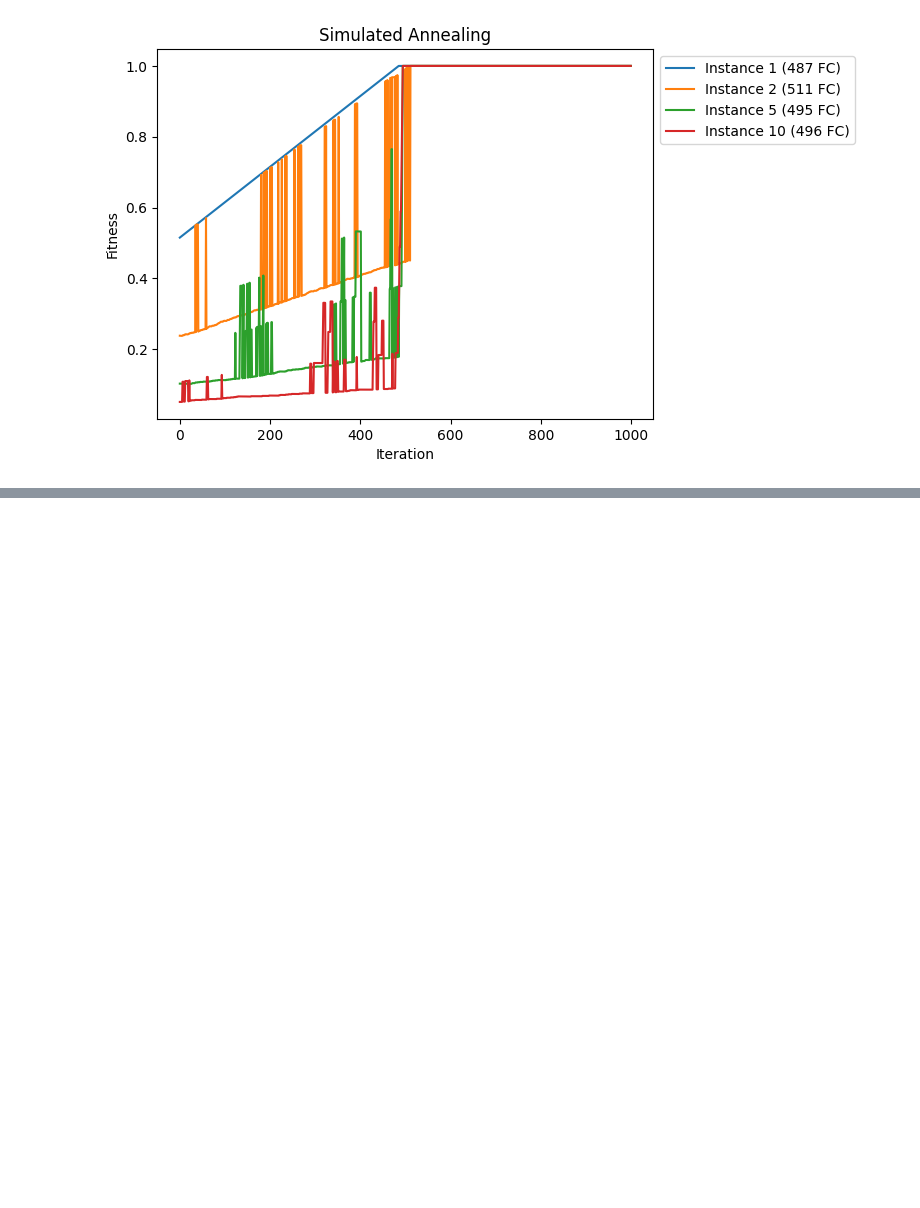
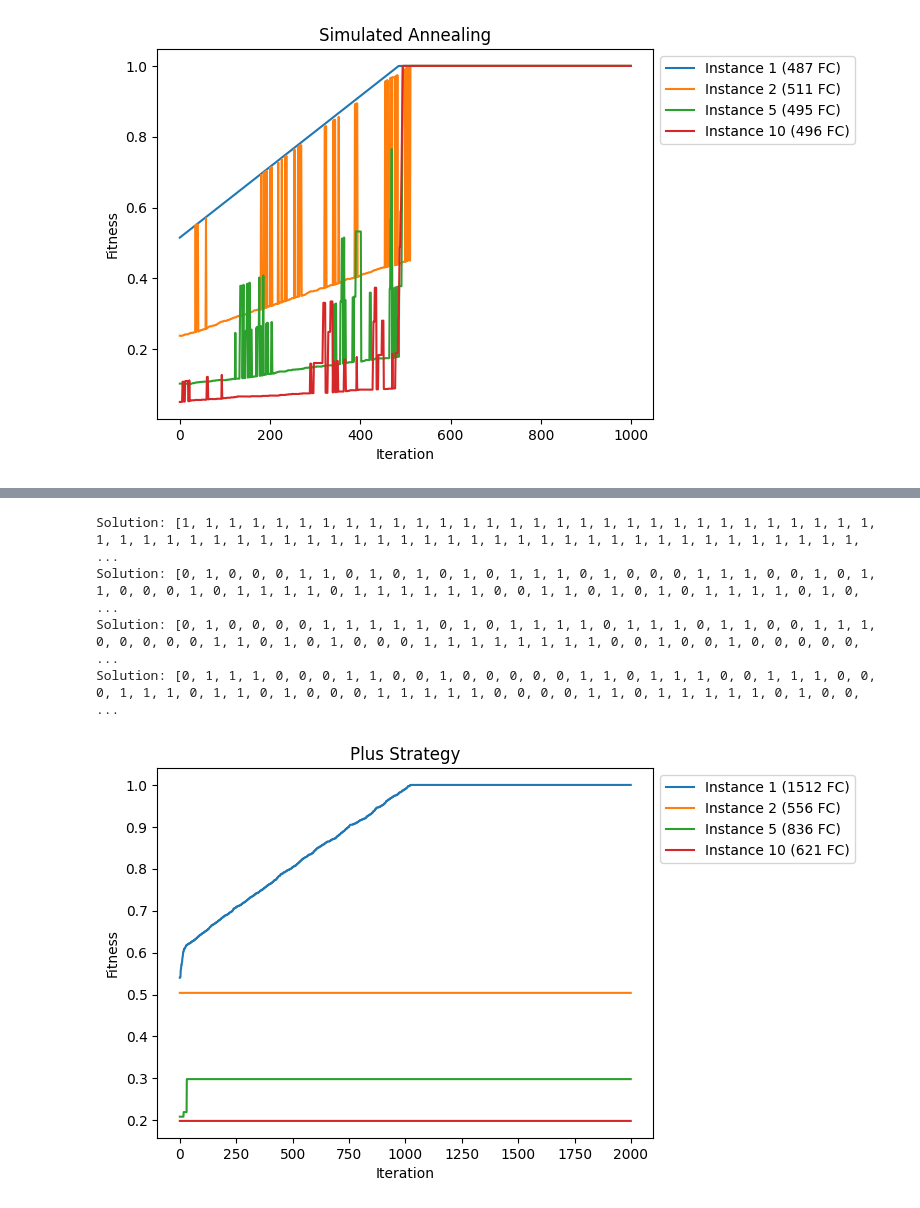
Before and after one commit to Guido-Pio-Natalizio/computational-intelligence, a Jupyter notebook: Lab 3 - Black Box Optimization/lab9.ipynb, the cells around one changed output, grey strips where cells are left out. Cells and saved outputs as stored; diff of their text form; code cells hidden in the pictures; blank space fills up the shorter version.

```diff
--- a/Lab 3 - Black Box Optimization/lab9.ipynb
+++ b/Lab 3 - Black Box Optimization/lab9.ipynb
@@ -263,0 +373,9 @@ Solution: [1, 0, 0, 1, 1, 1, 1, 1, 0, 1, 0, 1, 0, 0, 0, 1, 0, 0, 0, 1, 1, 1, 0,
+# %%
+tweak_func = tweak_2
+plot_plus((plus_es(lab9_lib.make_problem(1), tweak=tweak_func), 1), (plus_es(lab9_lib.make_problem(2), tweak=tweak_func), 2), (plus_es(lab9_lib.make_problem(5), tweak=tweak_func), 5), (plus_es(lab9_lib.make_problem(10), tweak=tweak_func), 10))
+# %% [output]
+Solution: [1, 1, 1, 1, 1, 1, 1, 1, 1, 1, 1, 1, 1, 1, 1, 1, 1, 1, 1, 1, 1, 1, 1, 1, 1, 1, 1, 1, 1, 1, 1, 1, 1, 1, 1, 1, 1, 1, 1, 1, 1, 1, 1, 1, 1, 1, 1, 1, 1, 1, 1, 1, 1, 1, 1, 1, 1, 1, 1, 1, 1, 1, 1,  ...
+Solution: [0, 1, 0, 0, 0, 1, 1, 0, 1, 0, 1, 0, 1, 0, 1, 1, 1, 0, 1, 0, 0, 0, 1, 1, 1, 0, 0, 1, 0, 1, 1, 0, 0, 0, 1, 0, 1, 1, 1, 1, 0, 1, 1, 1, 1, 1, 1, 0, 0, 1, 1, 0, 1, 0, 1, 0, 1, 1, 1, 1, 0, 1, 0,  ...
+Solution: [0, 1, 0, 0, 0, 0, 1, 1, 1, 1, 1, 0, 1, 0, 1, 1, 1, 1, 0, 1, 1, 1, 0, 1, 1, 0, 0, 1, 1, 1, 0, 0, 0, 0, 0, 1, 1, 0, 1, 0, 1, 0, 0, 0, 1, 1, 1, 1, 1, 1, 1, 1, 0, 0, 1, 0, 0, 1, 0, 0, 0, 0, 0,  ...
+Solution: [0, 1, 1, 1, 0, 0, 0, 1, 1, 0, 0, 1, 0, 0, 0, 0, 0, 1, 1, 0, 1, 1, 1, 0, 0, 1, 1, 1, 0, 0, 0, 1, 1, 1, 0, 1, 1, 0, 1, 0, 0, 0, 1, 1, 1, 1, 1, 0, 0, 0, 0, 1, 1, 0, 1, 1, 1, 1, 1, 0, 1, 0, 0,  ...
+[figure, added]
```
Also changed, not shown: parts of 25 cells of this notebook.
